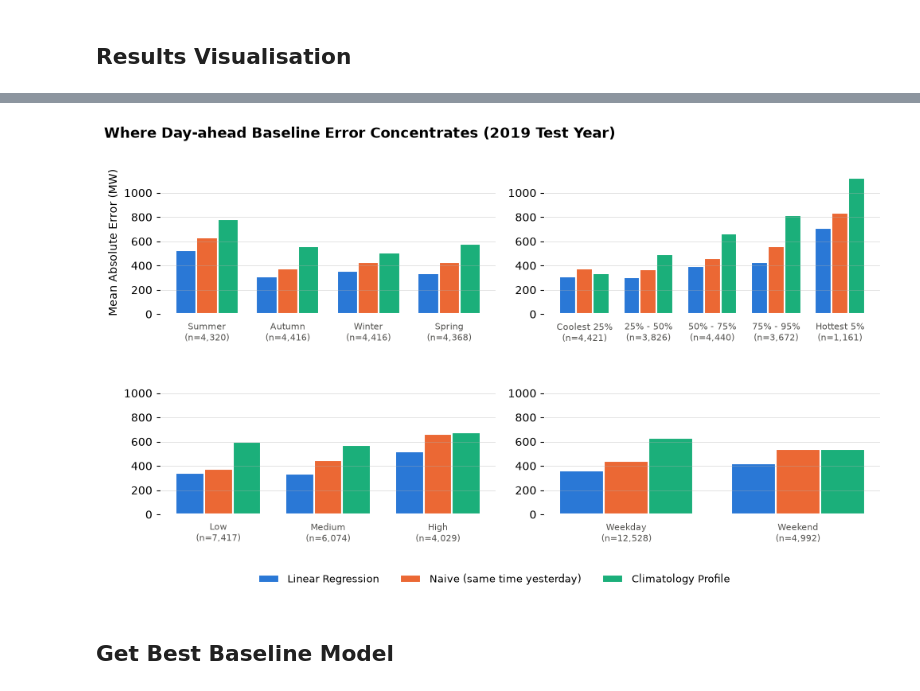
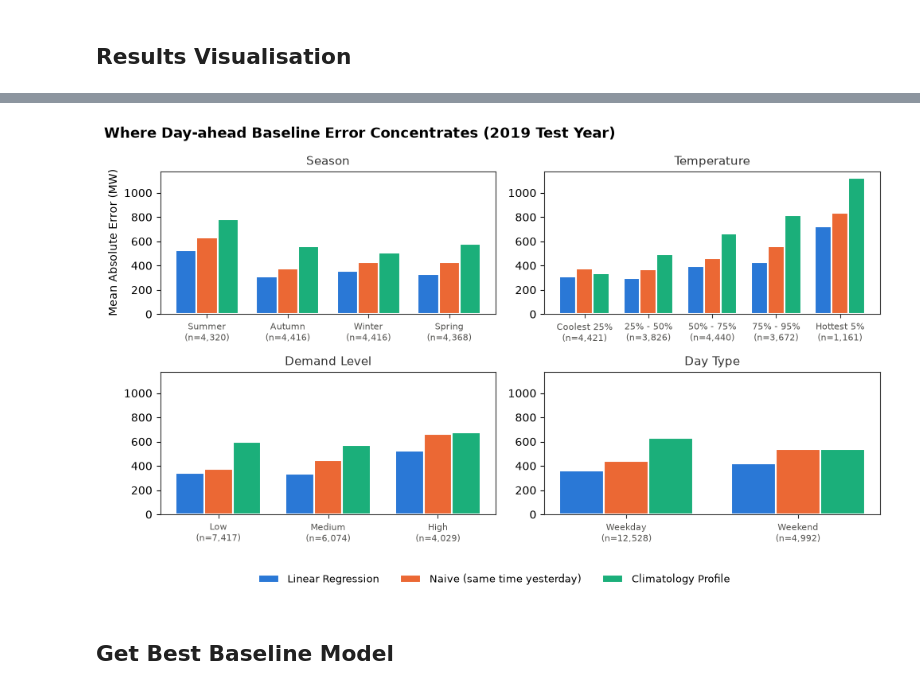
Before and after one commit to danielc088/ZZSC9020-group-A, a Jupyter notebook: src/models/model_baseline.ipynb, the cells around one changed output, grey strips where cells are left out. Drawn from its saved outputs; the diff is of its cells as text; code cells hidden in the pictures.

```diff
--- a/src/models/model_baseline.ipynb
+++ b/src/models/model_baseline.ipynb
@@ -43,7 +45,9 @@ validation:  2018-01-01 00:00:00 -> 2018-12-31 23:30:00  (17520 rows)
 # 0. Set target and features:
 TARGET = "TOTALDEMAND"
 DROP_COLS = ['DATETIME', TARGET, 'TEMPERATURE', 'radiation', 'forecast_closest','forecast_12hr_prior','forecast_dayprior']
-FEATURES = [col for col in train.columns if col not in DROP_COLS]
+if not INCLUDE_RADIATION_DAY_BEFORE:
+    DROP_COLS.append("radiation_day_before")
+FEATURES = [c for c in train.columns if c not in DROP_COLS]
 print(f'FEATURES: {FEATURES}')
 
 continuous_features = [col for col in FEATURES if not col.startswith(('day_', 'hour_', 'month_'))]
@@ -243,0 +274,26 @@ Demand Level        High  4029                520                          661
+# %%
+# Visualise why MAE% is necessary:
+level = stratified[(stratified['Dimension'] == 'Demand Level') &
+                   (stratified['Model'] == 'Linear Regression')].set_index('Group')
+plt.style.use('default')
+plt.rcParams.update({
+    'figure.facecolor': 'white', 'axes.facecolor': 'white', 'savefig.facecolor': 'white',
+    'text.color': '#333333', 'axes.labelcolor': '#333333',
+    'xtick.color': '#333333', 'ytick.color': '#333333', 'axes.edgecolor': '#333333'})
+
+fig, axes = plt.subplots(1, 2, figsize=(9, 3.4), facecolor='white')
+for ax, metric, label in zip(axes, ['MAE (MW)', 'MAE (%)'],
+                             ['Absolute error (MW)', 'Error relative to demand (%)']):
+    ax.bar(level.index, level[metric], width=0.55, color='#2a78d6', edgecolor='white', linewidth=2)
+    ax.tick_params(axis='y', colors='black', left=True, labelleft=True)
+    for x, v in zip(level.index, level[metric]):
+        ax.text(x, v, f'{v:,.1f}', ha='center', va='bottom', fontsize=9, color='#52514e')
+    ax.set_title(label, fontsize=11, loc='left', color='black')
+    ax.set_facecolor('white')
+    ax.spines[['top','right']].set_visible(False)
+    ax.margins(y=0.18)
+axes[0].set_ylabel('Linear regression', color='black')
+fig.suptitle('Why MAE% matters: Low moves close to High once you normalise',
+             x=0.01, ha='left', fontsize=12, fontweight='bold', color='black')
+fig.tight_layout()
+plt.show()
@@ -262,30 +361,34 @@ plt.show()
 # %%
 # Visualise Accuracy across conditions:
 rep_colours = dict(zip(REPORTED, ["#2a78d6", "#eb6834", "#1baf7a"]))
 
 fig, axes = plt.subplots(2, 2, figsize=(10, 6), facecolor='white', sharey=True, gridspec_kw={'width_ratios': [2, 2]})
 width = 0.26
 axes_flat = axes.flatten()
 for ax, (dim, (_, label)) in zip(axes_flat, DIMENSIONS.items()):
     ax.set_facecolor('white')
     ax.tick_params(axis='y', colors='black', left=True, labelleft=True)
-    df_dim = stratified[stratified['Dimension'] == dim].set_index('Group').loc[label]
+    df_dim = stratified[stratified['Dimension'] == dim].pivot(index='Group', columns='Model',
+                                                              values='MAE (MW)').loc[label][REPORTED]
+    n_values = (stratified[(stratified['Dimension'] == dim) & (stratified['Model'] == REPORTED[0])]
+                .set_index('Group').loc[label, 'n'])
     x = np.arange(len(label))
     for i, m in enumerate(REPORTED):
-        ax.bar(x + (i - 1) * width, df_dim[m], width=width, label=m, color=rep_colours[m], edgecolor='white', linewidth=1.5)
-    ax.set_xticks(x, [f'{g}\n(n={n:,})' for g, n in zip(label, df_dim['n'])], fontsize=8, color='#52514e')
+        ax.bar(x + (i - 1) * width, df_dim[m], width=width, label=m, color=rep_colours[m],
+               edgecolor='white', linewidth=1.5)
+    ax.set_xticks(x, [f'{g}\n(n={n:,})' for g, n in zip(label, n_values)], fontsize=8, color='#52514e')
     ax.set_title(dim, fontsize=11)
-    ax.grid(axis='y', visible=True)
+    ax.grid(axis='y', visible=False)
 axes_flat[0].set_ylabel('Mean Absolute Error (MW)', color='black')
 fig.suptitle('Where Day-ahead Baseline Error Concentrates (2019 Test Year)', x=0.01,
              ha='left', fontsize=13, fontweight='bold', color='black')
 handles, labels = axes_flat[0].get_legend_handles_labels()
 fig.tight_layout(rect=[0, 0.08, 1, 1])
 fig.legend(handles, labels, loc='lower center', bbox_to_anchor=(0.5, 0), ncol=3, fontsize=9.5, facecolor='white',
            labelcolor='black', edgecolor='white')
 plt.show()
 # %% [output]
-[figure, old version]
+[figure, new version]
 # %% [markdown]
 ## Get Best Baseline Model
 # %%
```
Also changed, not shown: parts of 14 cells of this notebook, 2 other files.
